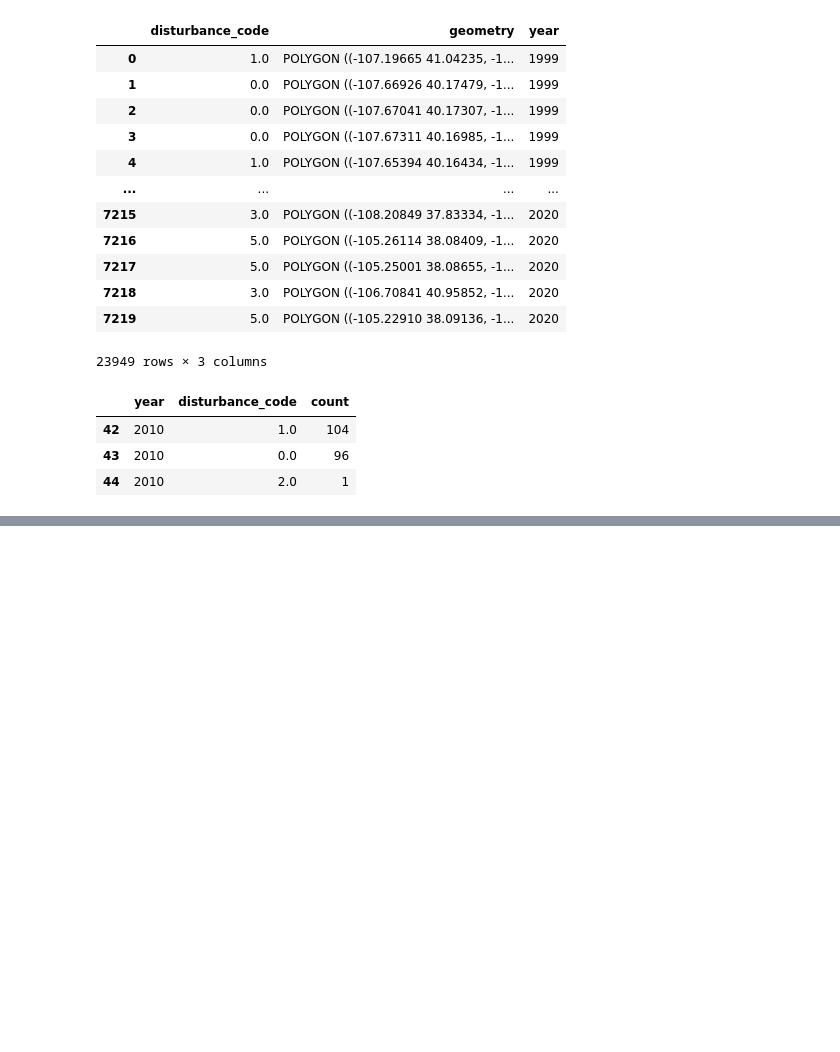
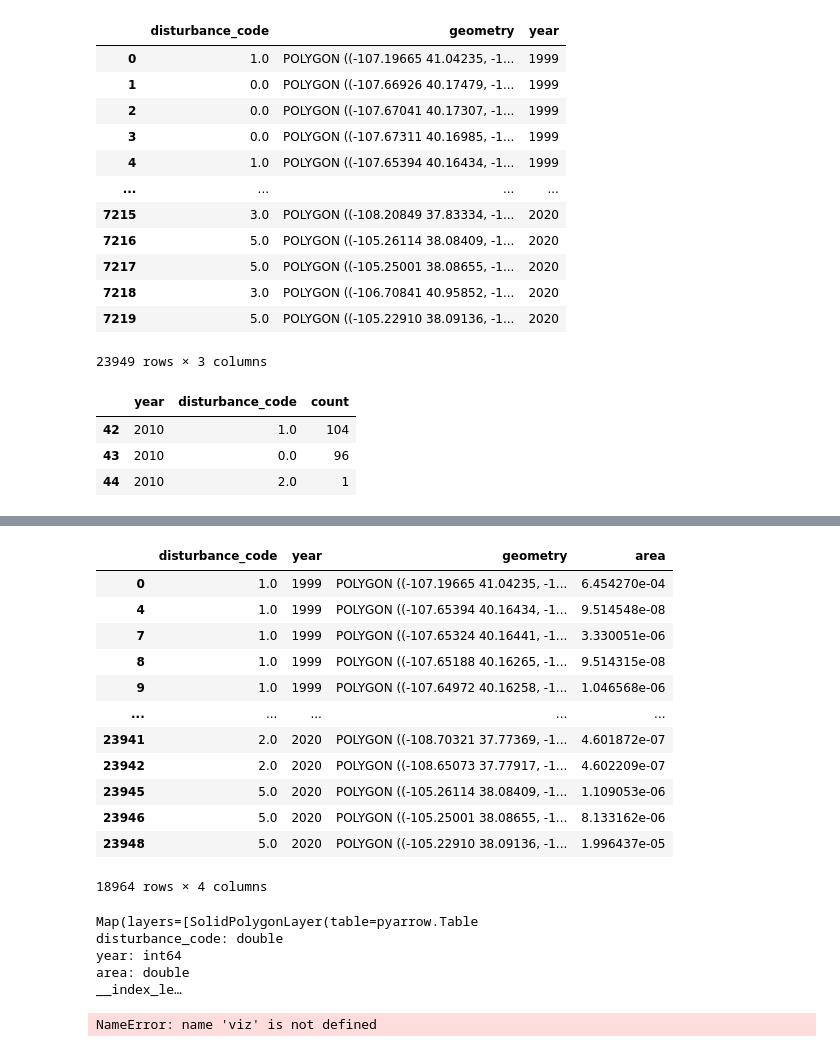
Before and after one commit to CU-ESIIL/FCC24_Group_3, a Jupyter notebook: code/data-exploration/dist_vectorize.ipynb, the cells around one changed output, grey strips where cells are left out. Saved outputs shown, nothing was run; the diff lists cells and outputs as text; code cells hidden in the pictures; blank space fills up the shorter version.

```diff
--- a/code/data-exploration/dist_vectorize.ipynb
+++ b/code/data-exploration/dist_vectorize.ipynb
@@ -212,0 +219,26 @@ plt.show()
+# %%
+df_combined_subset = df_combined[~df_combined['disturbance_code'].isin([0.0, 3.0])]
+# %%
+df_combined_subset
+# %% [output]
+|  | disturbance_code | year | geometry | area |
+| 0 | 1.0 | 1999 | POLYGON ((-107.19665 41.04235, -1... | 6.454270e-04 |
+| 4 | 1.0 | 1999 | POLYGON ((-107.65394 40.16434, -1... | 9.514548e-08 |
+| 7 | 1.0 | 1999 | POLYGON ((-107.65324 40.16441, -1... | 3.330051e-06 |
+| 8 | 1.0 | 1999 | POLYGON ((-107.65188 40.16265, -1... | 9.514315e-08 |
+| 9 | 1.0 | 1999 | POLYGON ((-107.64972 40.16258, -1... | 1.046568e-06 |
+| ... | ... | ... | ... | ... |
+| 23941 | 2.0 | 2020 | POLYGON ((-108.70321 37.77369, -1... | 4.601872e-07 |
+| 23942 | 2.0 | 2020 | POLYGON ((-108.65073 37.77917, -1... | 4.602209e-07 |
+| 23945 | 5.0 | 2020 | POLYGON ((-105.26114 38.08409, -1... | 1.109053e-06 |
+| 23946 | 5.0 | 2020 | POLYGON ((-105.25001 38.08655, -1... | 8.133162e-06 |
+| 23948 | 5.0 | 2020 | POLYGON ((-105.22910 38.09136, -1... | 1.996437e-05 |
+18964 rows × 4 columns
+# %%
+viz(df_combined_subset)
+# %% [output]
+Map(layers=[SolidPolygonLayer(table=pyarrow.Table
+disturbance_code: double
+year: int64
+area: double
+__index_le…
@@ -212,0 +247,4 @@ plt.show()
+# %%
+viz([df_combined_subset, df_fuel_treatment])
+# %% [output]
+NameError: name 'viz' is not defined
```
Also changed, not shown: parts of 5 cells of this notebook, 1 other file.
